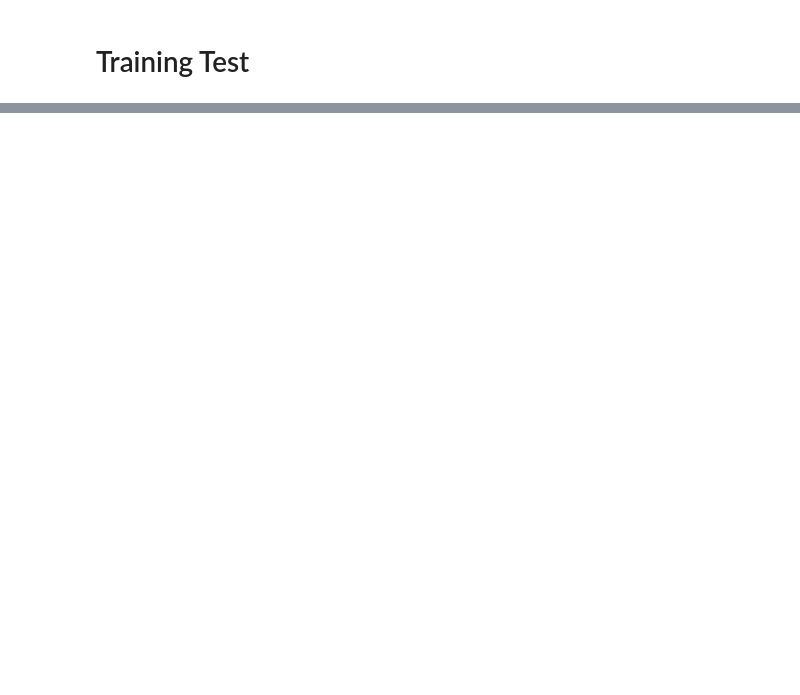
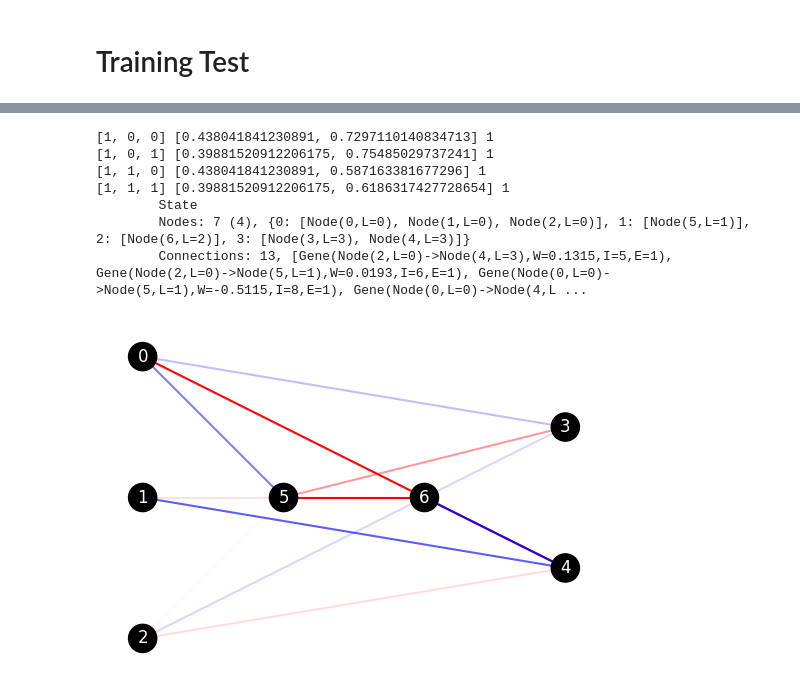
Before and after one commit to drewcurran/COS398_NEAT, a Jupyter notebook: NEAT/test_code.ipynb, the cells around one changed output, grey strips where cells are left out. Saved outputs shown, nothing was run; the diff lists cells and outputs as text; code cells hidden in the pictures; blank space fills up the shorter version.

```diff
--- a/NEAT/test_code.ipynb
+++ b/NEAT/test_code.ipynb
@@ -594,0 +647,17 @@ Species 8 - Players: 53, Average Fitness: 6.2264, Max Fitness: 8.0000
+# %%
+player = population.species[len(population.species) - 8].players[0]
+for i in range(4):
+    inputs = [1, 0 if i < 2 else 1, 0 if i % 2 == 0 else 1]
+    decision = player.decide(inputs)
+    print(inputs, player.nn.forward_pass(inputs), decision)
+player.nn.print_state()
+player.nn.draw_state()
+# %% [output]
+[1, 0, 0] [0.438041841230891, 0.7297110140834713] 1
+[1, 0, 1] [0.39881520912206175, 0.75485029737241] 1
+[1, 1, 0] [0.438041841230891, 0.587163381677296] 1
+[1, 1, 1] [0.39881520912206175, 0.6186317427728654] 1
+        State
+        Nodes: 7 (4), {0: [Node(0,L=0), Node(1,L=0), Node(2,L=0)], 1: [Node(5,L=1)], 2: [Node(6,L=2)], 3: [Node(3,L=3), Node(4,L=3)]}
+        Connections: 13, [Gene(Node(2,L=0)->Node(4,L=3),W=0.1315,I=5,E=1), Gene(Node(2,L=0)->Node(5,L=1),W=0.0193,I=6,E=1), Gene(Node(0,L=0)->Node(5,L=1),W=-0.5115,I=8,E=1), Gene(Node(0,L=0)->Node(4,L ...
+[figure, added]
```
Also changed, not shown: parts of 40 cells of this notebook, 3 other files.
